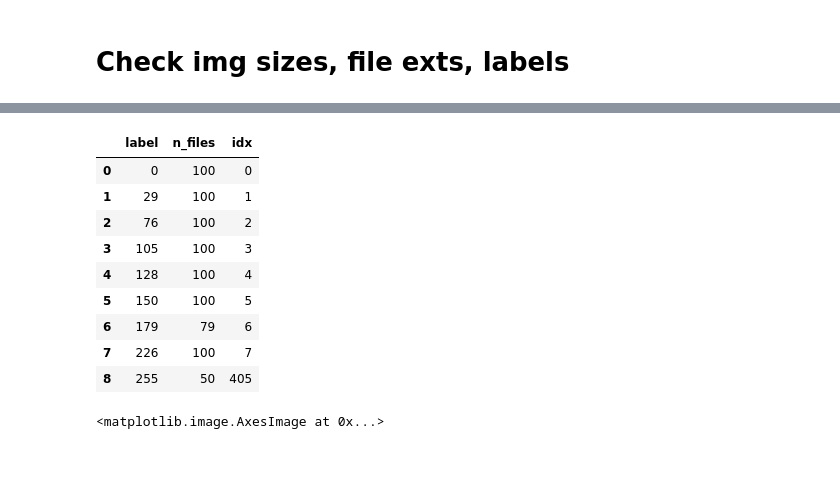
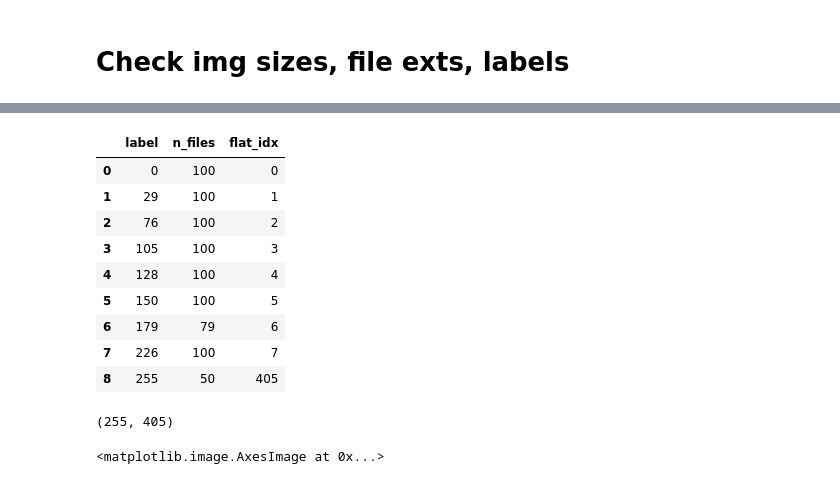
Before and after one commit to RGologorsky/fastai_proj, a Jupyter notebook: Image_Segmentation_Hair.ipynb, the cells around one changed output, grey strips where cells are left out. Drawn from its saved outputs; the diff is of its cells as text; code cells hidden in the pictures.

```diff
--- a/Image_Segmentation_Hair.ipynb
+++ b/Image_Segmentation_Hair.ipynb
@@ -171,27 +165,27 @@ import pandas as pd
 def get_file_exts(fns):
     suffixes = np.asarray([fn.suffix for fn in fns])
     unique, idxs, cnts = np.unique(suffixes, return_index=True, return_counts=True)
-    return dict(list(zip(unique,zip(cnts,fns[idxs]))))
+    return pd.DataFrame(zip(unique, cnts, fns[idxs]), columns =["suffix", "n_files", "fn"])
+
 # check img sizes of training fns
 def get_img_sizes(fns):
     sizes = np.asarray([str(Image.open(fn).shape) for fn in fns])
     unique, idxs, cnts = np.unique(sizes, return_index=True, return_counts=True)
     return pd.DataFrame(zip(unique, cnts, fns[idxs]), columns =["sizes", "n_files", "fn"])
-    #return dict(list(zip(unique,zip(cnts,fns[idxs]))))
 
 # check unique labels in labelled imgs
-def check_missing(fns):
+def get_labels(fns):
   masks = [np.unique(PILMask.create(fn)) for fn in fns]
   lens = [len(l) for l in masks]
   flat = [item for lst in masks for item in lst]
   unique, idxs, cnts = np.unique(flat, return_counts=True, return_index=True)
   return pd.DataFrame(zip(unique, cnts, idxs), columns =["label", "n_files", "flat_idx"]),lens
-  #dict(zip(unique, zip(cnts, idxs))),lens
 
 def flat2idx(idx_flat,lens):
   sums = np.cumsum(lens)
   return np.searchsorted(sums, idx_flat, side ='right')
 # %%
 %%time
-lbls,lens = check_missing(full_lbl_names[:100])
+fns = full_lbl_names[:100]
+df_labels,lens = check_missing(fns)
 # %% [output]
@@ -199,13 +193,0 @@ KeyboardInterrupt: ignored
-# %%
-lbls
-# %% [output]
-|  | label | n_files | idx |
-| 0 | 0 | 100 | 0 |
-| 1 | 29 | 100 | 1 |
-| 2 | 76 | 100 | 2 |
-| 3 | 105 | 100 | 3 |
-| 4 | 128 | 100 | 4 |
-| 5 | 150 | 100 | 5 |
-| 6 | 179 | 79 | 6 |
-| 7 | 226 | 100 | 7 |
-| 8 | 255 | 50 | 405 |
@@ -215,2 +194,21 @@ label = 255
+# %%
+df_labels
+# %% [output]
+|  | label | n_files | flat_idx |
+| 0 | 0 | 100 | 0 |
+| 1 | 29 | 100 | 1 |
+| 2 | 76 | 100 | 2 |
+| 3 | 105 | 100 | 3 |
+| 4 | 128 | 100 | 4 |
+| 5 | 150 | 100 | 5 |
+| 6 | 179 | 79 | 6 |
+| 7 | 226 | 100 | 7 |
+| 8 | 255 | 50 | 405 |
+# %%
+label = 255
+flat_idx = df_labels.loc[df_labels['label'] == label]["flat_idx"].values[0]
+label, flat_idx
+# %% [output]
+(255, 405)
 # %%
 idx = flat2idx(flat_idx, lens)
```
Also changed, not shown: parts of 65 cells of this notebook.
